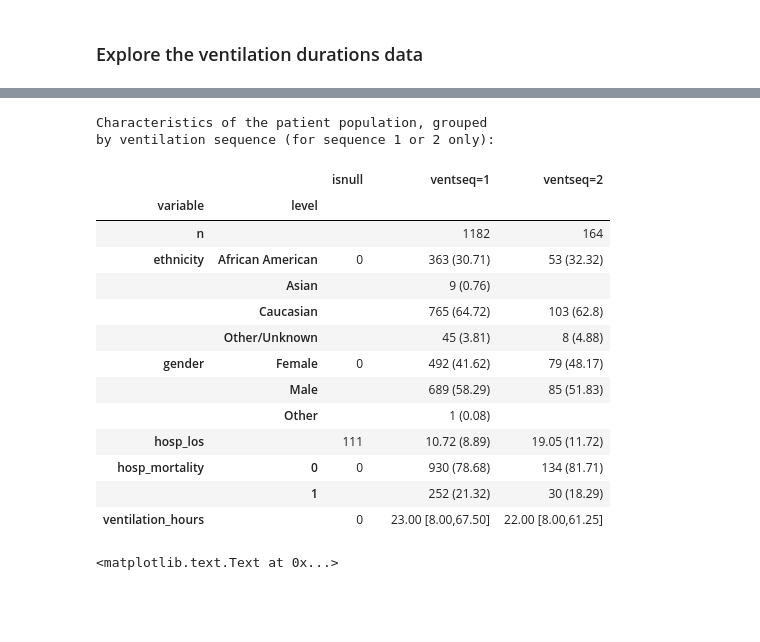
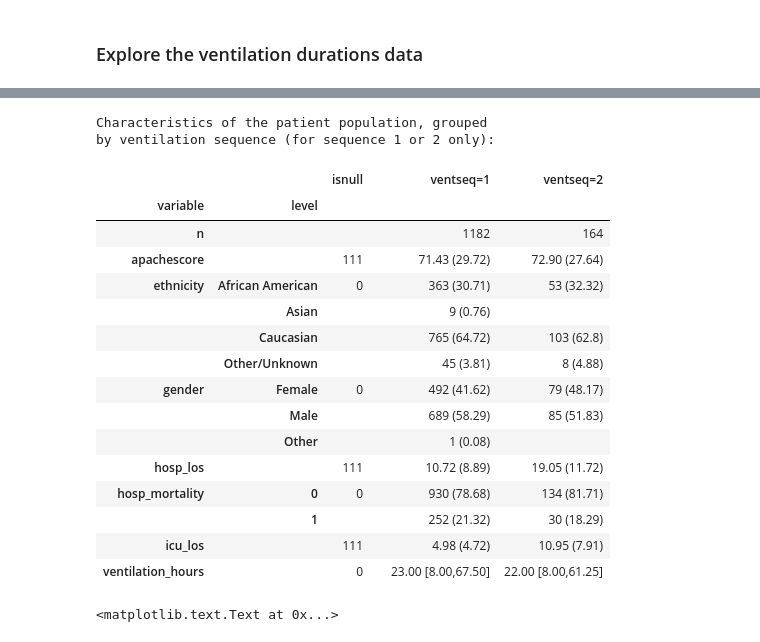
Before and after one commit to alistairewj/pao2-fio2-prediction, a Jupyter notebook: ventduration/ventilation-durations.ipynb, the cells around one changed output, grey strips where cells are left out. Saved outputs shown, nothing was run; the diff lists cells and outputs as text; code cells hidden in the pictures; blank space fills up the shorter version.

```diff
--- a/ventduration/ventilation-durations.ipynb
+++ b/ventduration/ventilation-durations.ipynb
@@ -132,19 +135,21 @@ by hospital mortality:
 # %%
 # Create Table 1, stratified by hospital mortality
 print('\nCharacteristics of the patient population, grouped \nby ventilation sequence (for sequence 1 or 2 only):')
-columns = ['ventilation_hours','hosp_mortality','hosp_los','gender','ethnicity', 'ventseq']
+columns = ['ventilation_hours','hosp_mortality','hosp_los','gender','ethnicity', 'ventseq',
+           'apachescore','icu_los']
 categorical = ['gender','ethnicity','hosp_mortality']
 nonnormal = ['ventilation_hours']
 groupby = ['ventseq']
 table = TableOne(data.loc[(data.ventseq==1) | (data.ventseq==2)],
                  columns=columns, categorical=categorical, nonnormal=nonnormal, groupby = groupby)
 table.tableone
 # %% [output]
 Characteristics of the patient population, grouped
 by ventilation sequence (for sequence 1 or 2 only):
 |  |  | isnull |  | ventseq=1 | ventseq=2 |
 | variable | level |  |  |  |  |
 | n |  |  |  | 1182 | 164 |
+| apachescore |  | 111 |  | 71.43 (29.72) | 72.90 (27.64) |
 | ethnicity | African American | 0 |  | 363 (30.71) | 53 (32.32) |
 |  | Asian |  |  | 9 (0.76) |  |
 |  | Caucasian |  |  | 765 (64.72) | 103 (62.8) |
@@ -155,6 +160,7 @@ by ventilation sequence (for sequence 1 or 2 only):
 | hosp_los |  | 111 |  | 10.72 (8.89) | 19.05 (11.72) |
 | hosp_mortality | 0 | 0 |  | 930 (78.68) | 134 (81.71) |
 |  | 1 |  |  | 252 (21.32) | 30 (18.29) |
+| icu_los |  | 111 |  | 4.98 (4.72) | 10.95 (7.91) |
 | ventilation_hours |  | 0 |  | 23.00 [8.00,67.50] | 22.00 [8.00,61.25] |
 # %%
 plt.figure(figsize=(10, 5))
```
Also changed, not shown: parts of 3 cells of this notebook.
